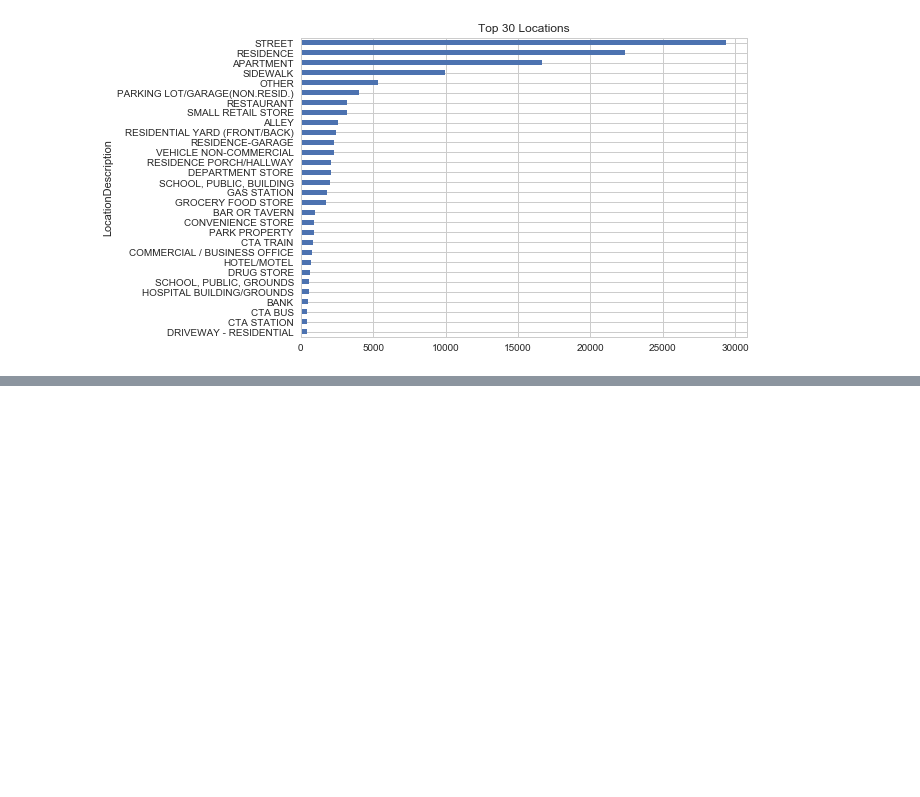
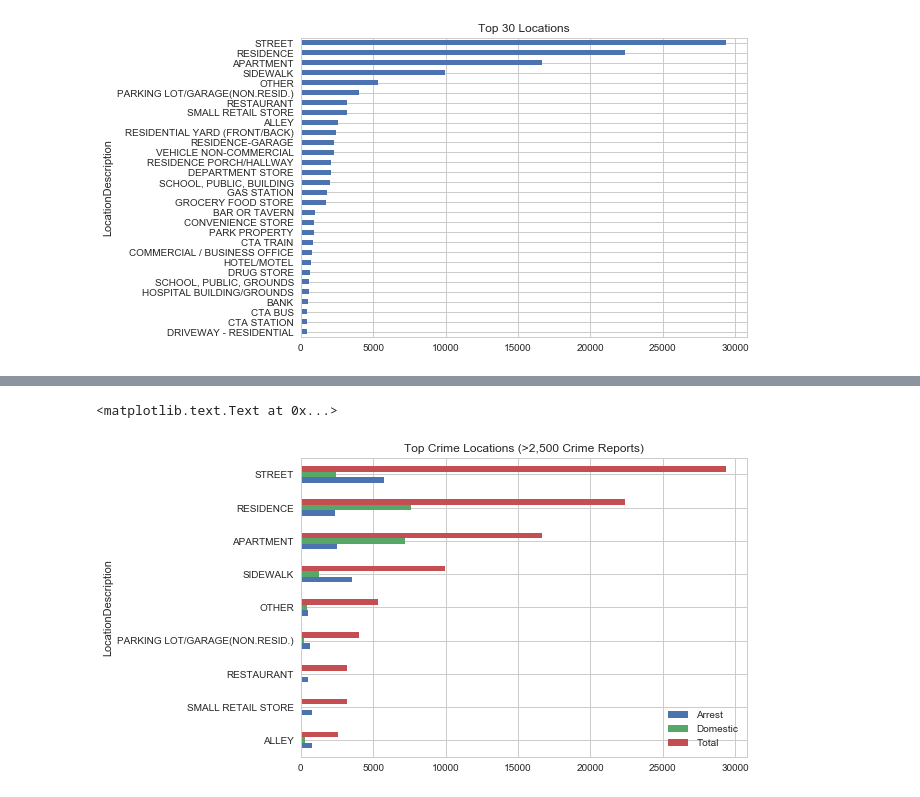
Before and after one commit to RandomFractals/ChicagoCrimes, a Jupyter notebook: notebooks/crime-plots.ipynb, the cells around one changed output, grey strips where cells are left out. Saved outputs shown, nothing was run; the diff lists cells and outputs as text; code cells hidden in the pictures; blank space fills up the shorter version.

Commit message:
added top 30 locatoions breakdown charts with arrests and domestic counts

```diff
--- a/notebooks/crime-plots.ipynb
+++ b/notebooks/crime-plots.ipynb
@@ -181,7 +181,7 @@ plt.title('Less than 100 Crime reports')
 # %%
 # get crime location counts
 crime_locations = crimes.groupby('LocationDescription').size().compute()
-crime_locations = crime_locations.sort_values(ascending=False).rename('Count') #.reset_index()
-print(crime_locations)
+crime_locations = crime_locations.sort_values(ascending=False).rename('Total') #.reset_index()
+crime_locations.head()
 # %% [output]
 LocationDescription
@@ -207,3 +198,10 @@ plt.title('Top 30 Locations')
 # %% [output]
 <matplotlib.text.Text at 0x...>
 [figure]
+# %%
+# get arrests and domestic counts for each primary crime type
+crime_location_counts = crimes[['LocationDescription', 'Arrest', 'Domestic']]\
+.groupby('LocationDescription').sum().compute()
+# add crime type totals column
+crime_location_counts['Total'] = crime_locations
+crime_location_counts.head()
@@ -209,0 +216,8 @@ plt.title('Top 30 Locations')
+# %%
+# plot top crime locations
+crime_location_counts[crime_location_counts['Total'] >= 2500]\
+.sort_values(by='Total', ascending=True).plot(kind='barh')
+plt.title('Top Crime Locations (>2,500 Crime Reports)')
+# %% [output]
+<matplotlib.text.Text at 0x...>
+[figure, added]
```
Also changed, not shown: parts of 7 cells of this notebook.
